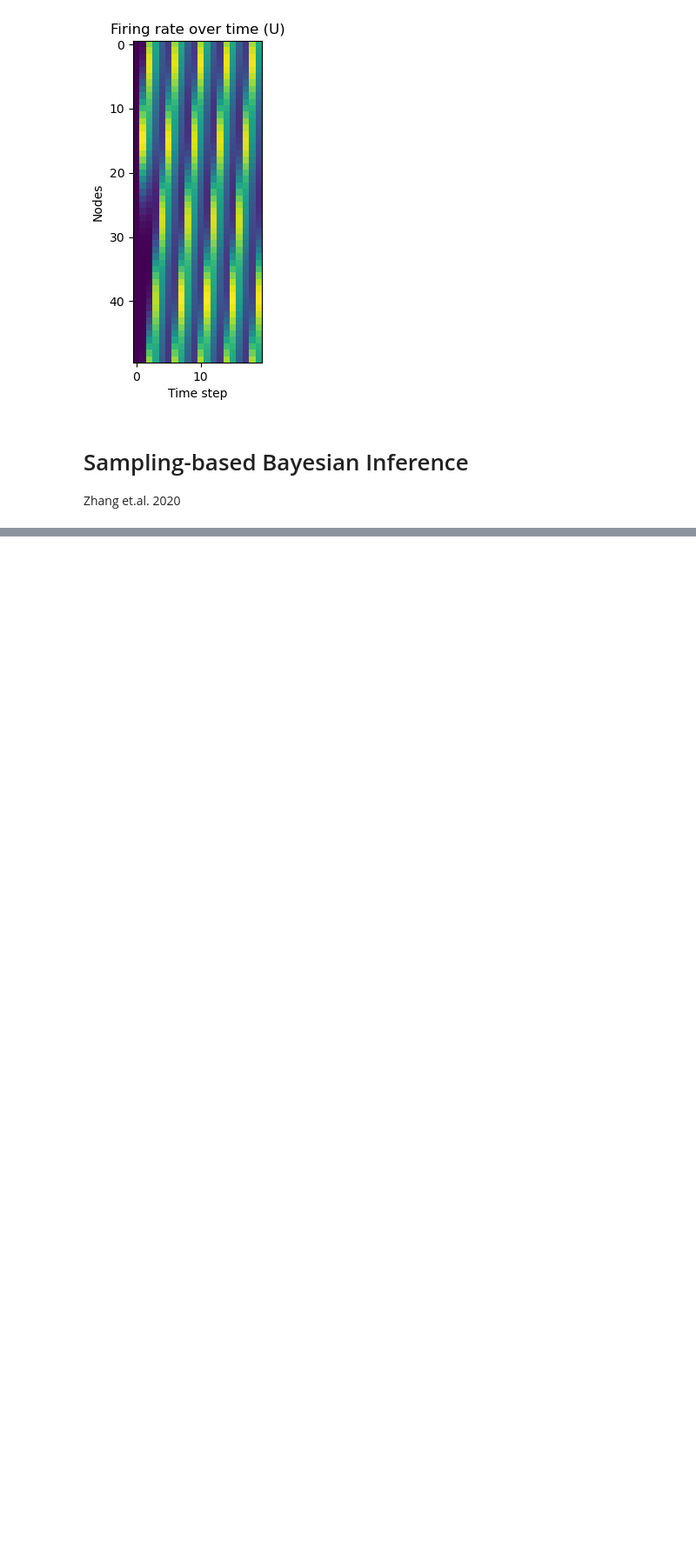
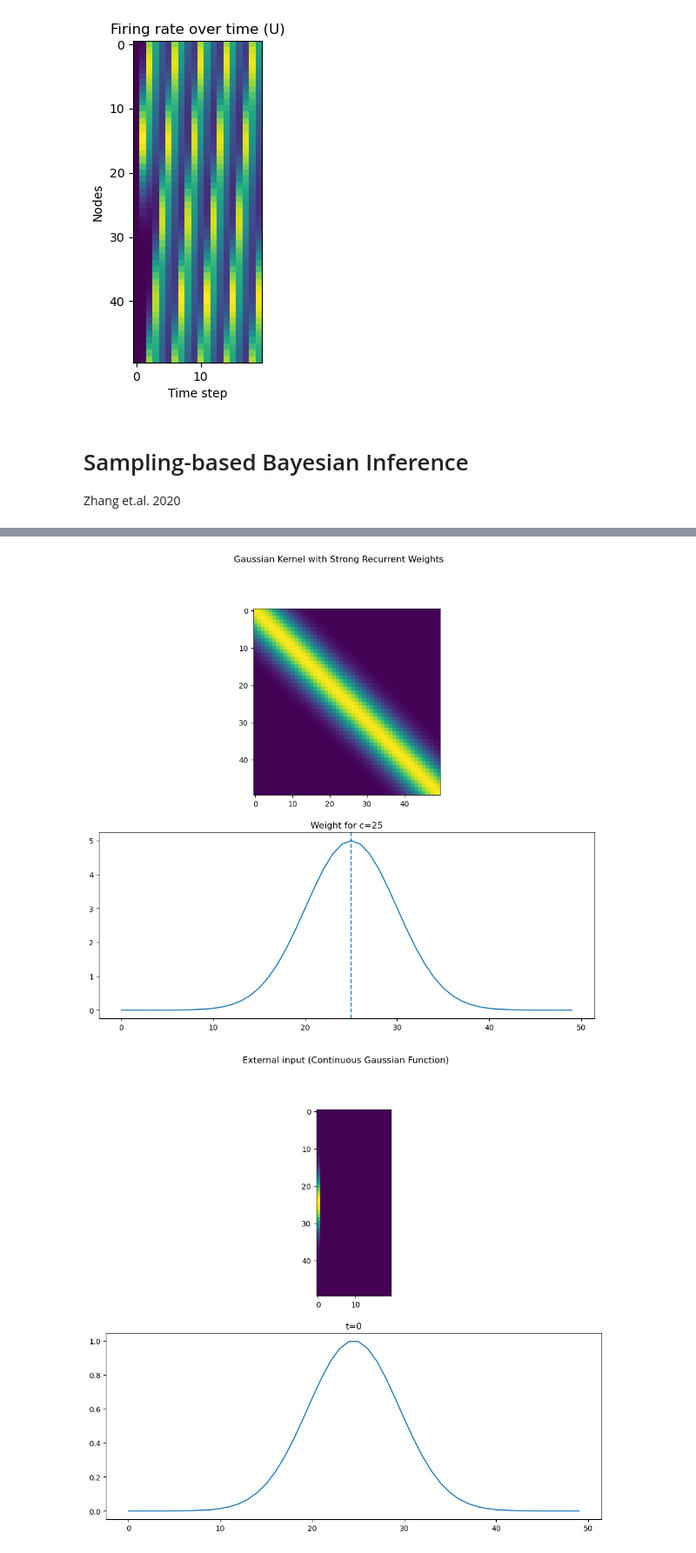
Before and after one commit to michealrm/Trappenberg_CAAN, a Jupyter notebook: cann_simulation.ipynb, the cells around one changed output, grey strips where cells are left out. Shown: that part at 87% size. Saved outputs shown, nothing was run; the diff lists cells and outputs as text; code cells hidden in the pictures; blank space fills up the shorter version.

```diff
--- a/cann_simulation.ipynb
+++ b/cann_simulation.ipynb
@@ -176,0 +223,16 @@ TypeError: string indices must be integers
+# %%
+network_strong_r = ndyn.Network(N=50, T=20, L=np.pi, diff_matrix_func=diff_matrix_for_periodic_stimulus, W_kwargs={'a': np.pi/2})
+network_strong_r.W = 5 * ndyn.gaussian_func(ndyn.get_diff_matrix(network_strong_r), a=np.pi/2)
+ndyn.plot_weight(network_strong_r, 25, 'Gaussian Kernel with Strong Recurrent Weights')
+
+L = network_strong_r.L
+gaussian_kernel = ndyn.gaussian_func(np.linspace(-L, L, network_strong_r.N), a=np.pi/2)
+I_gf_t0 = np.zeros((network_strong_r.N, network_strong_r.T))
+I_gf_t0[:, 0] = gaussian_kernel.T
+# I_gf_t0[25] = 1 * np.ones(network_strong_r.T)
+ndyn.plot_external_input_at_t(I_gf_t0, 0, 'External input (Continuous Gaussian Function)')
+solution = network_strong_r.simulate(I_gf_t0, euler_ivp_gwn, lambda sol: sol, ivp_func_kwargs={'tau': 3, 'rho': 10, 'k': 0.001})
+ndyn.plot_firing_rate(network_strong_r, 'Firing rate with Gaussian White Noise - Continuous Stimulus')
+# %% [output]
+[figure, added]
+[figure, added]
```
Also changed, not shown: parts of 6 cells of this notebook, 1 other file.
